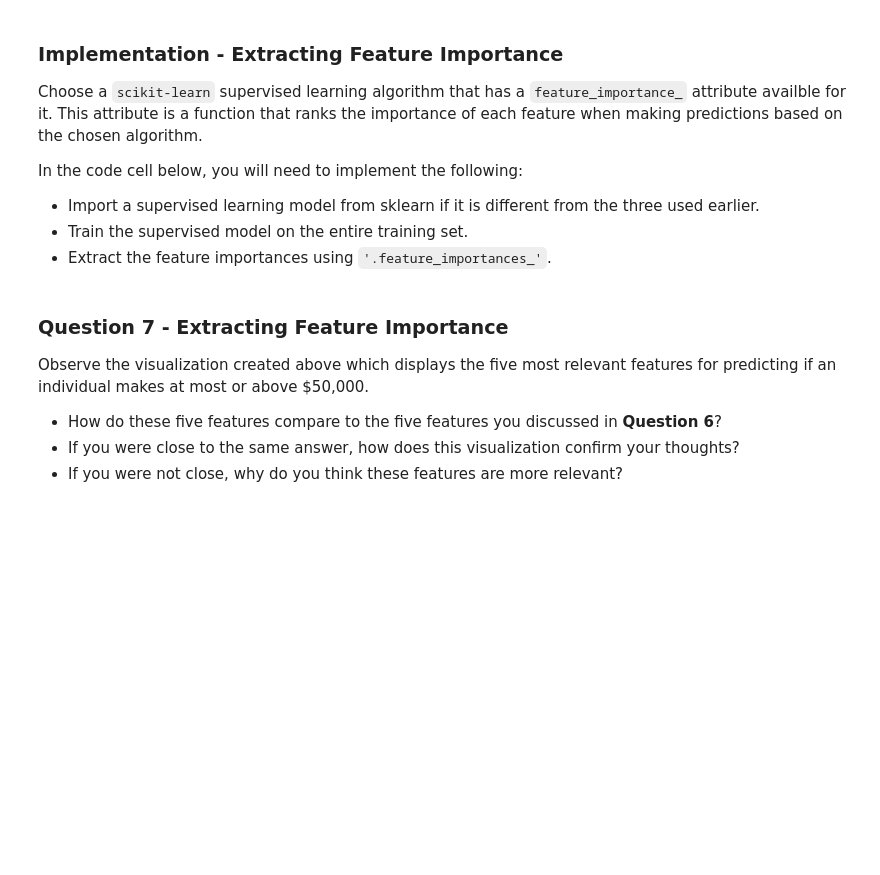
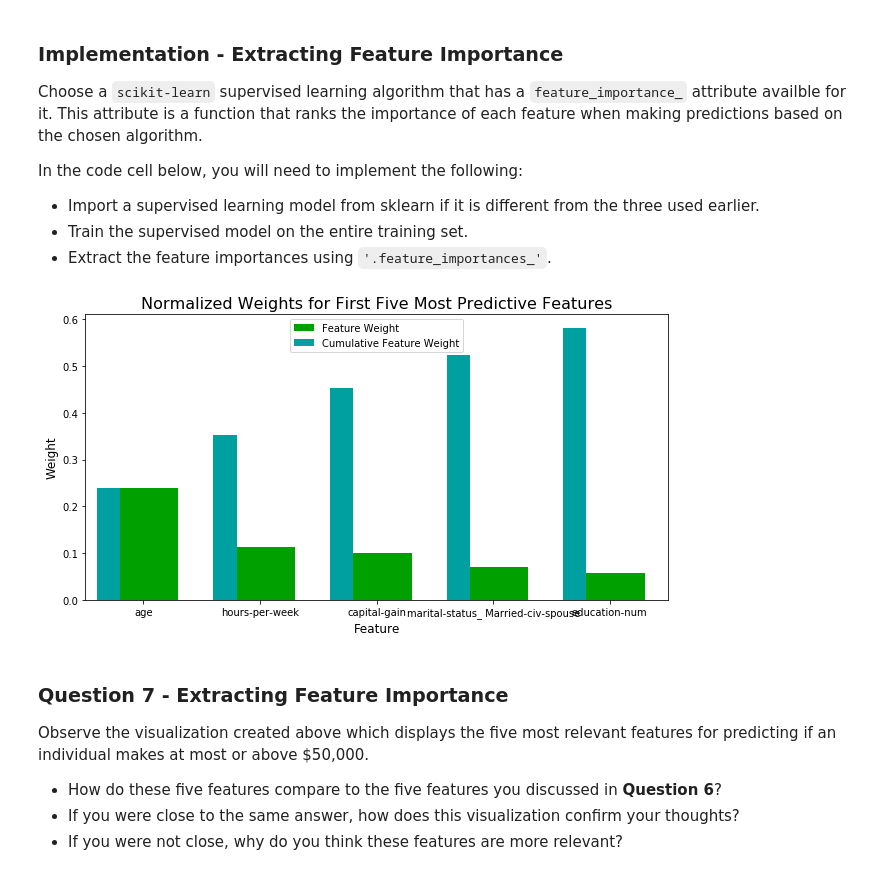
Before and after one commit to leokury/MLND, a Jupyter notebook: projects/finding_donors/finding_donors.ipynb, the cells around one changed output. Drawn from its saved outputs; the diff is of its cells as text; code cells hidden in the pictures; blank space fills up the shorter version.

```diff
--- a/projects/finding_donors/finding_donors.ipynb
+++ b/projects/finding_donors/finding_donors.ipynb
@@ -559,16 +605,19 @@ In the code cell below, you will need to implement the following:
  - Extract the feature importances using `'.feature_importances_'`.
 # %%
 # TODO: Import a supervised learning model that has 'feature_importances_'
-
+from sklearn.ensemble import RandomForestClassifier
 
 # TODO: Train the supervised model on the training set using .fit(X_train, y_train)
-model = None
+model = RandomForestClassifier(random_state=1)
+model.fit(X_train, y_train)
 
 # TODO: Extract the feature importances using .feature_importances_
-importances = None
+importances = model.feature_importances_
 
 # Plot
 vs.feature_plot(importances, X_train, y_train)
+# %% [output]
+[figure, added]
 # %% [markdown]
 ### Question 7 - Extracting Feature Importance
 
```
Also changed, not shown: parts of 18 cells of this notebook, 1 other file.
